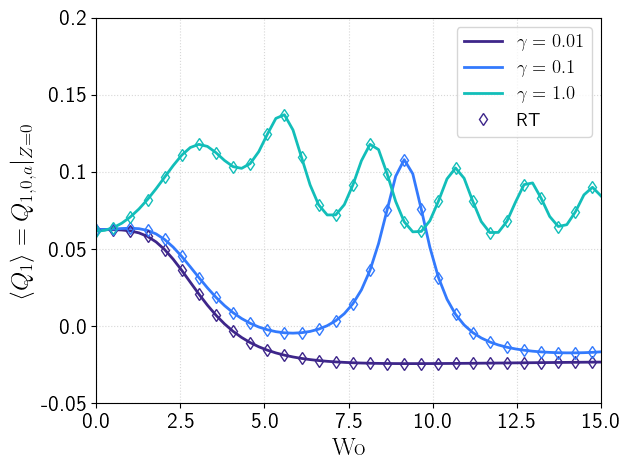
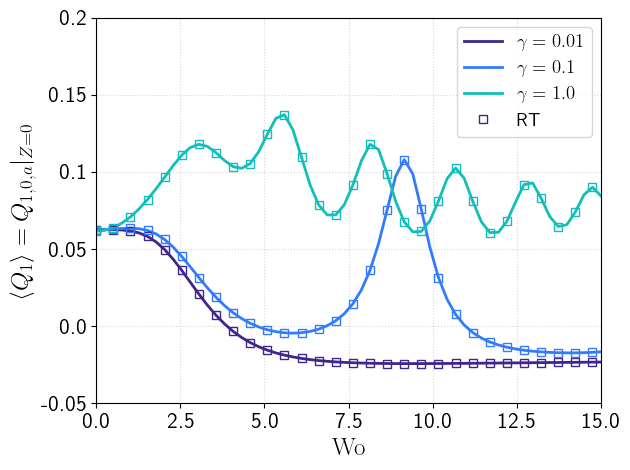
The notebook cell's code change between the first figure and the second:
--- before
+++ after
@@ -15,9 +15,9 @@
 # skip some values for RT to avoid overplotting
 ax.plot(Wo_vals[::2], Q1_RT_1[::2], label='RT',
-        color=(62/255, 38/255, 138/255), linestyle='', marker='d', fillstyle='none')
+        color=(62/255, 38/255, 138/255), linestyle='', marker='s', fillstyle='none')
 ax.plot(Wo_vals[::2], Q1_RT_2[::2],
-        color=(51/255, 122/255, 253/255), linestyle='', marker='d', fillstyle='none')
+        color=(51/255, 122/255, 253/255), linestyle='', marker='s', fillstyle='none')
 ax.plot(Wo_vals[::2], Q1_RT_3[::2],
-        color=(18/255, 190/255, 185/255), linestyle='', marker='d', fillstyle='none')
+        color=(18/255, 190/255, 185/255), linestyle='', marker='s', fillstyle='none')
 
 ax.legend()
@@ -34,3 +34,3 @@
 plt.show()
 
-fig.savefig('Q1_vs_Wo_EHD_RT.pdf')
+#fig.savefig('Q1_vs_Wo_EHD_RT.pdf')

Commit: change diamond to square for plot